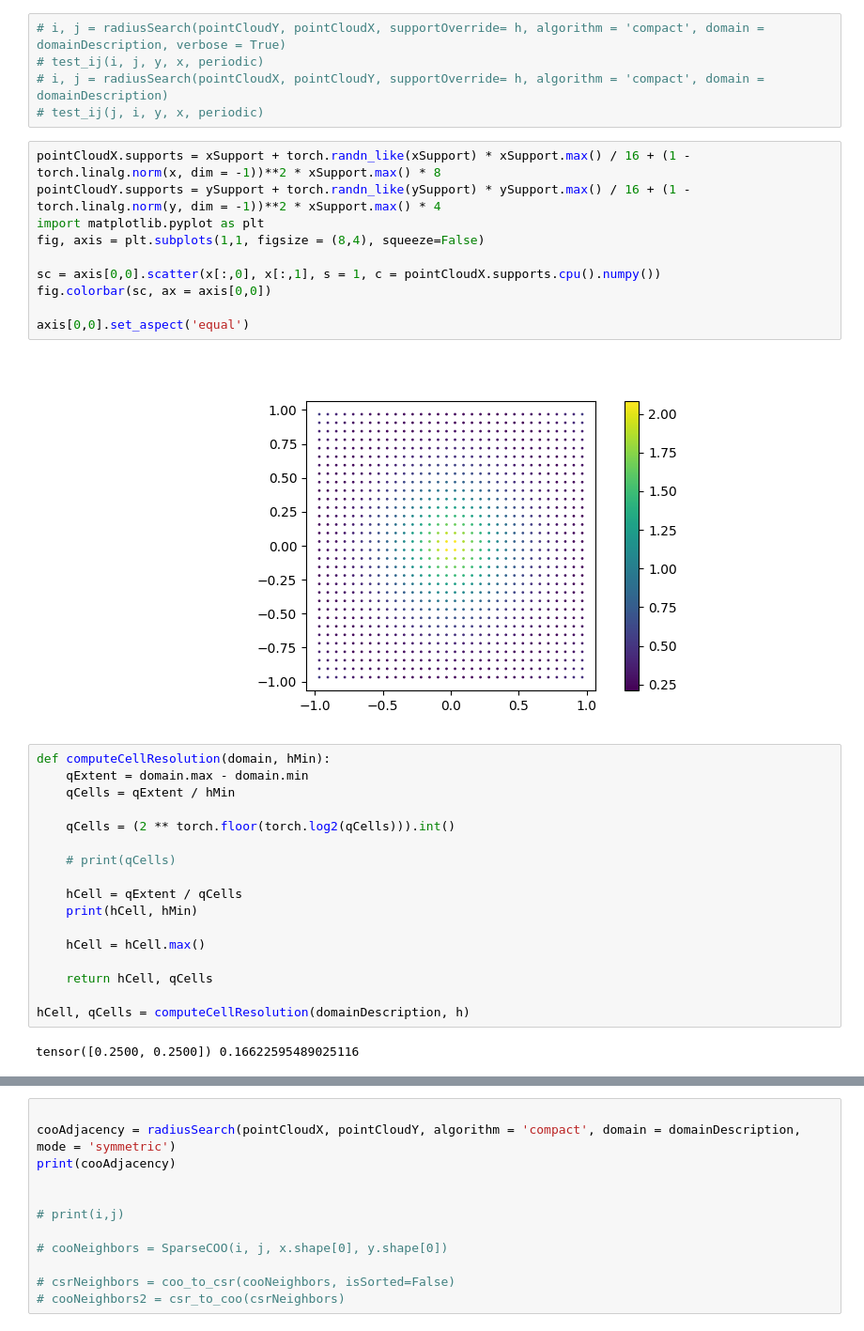
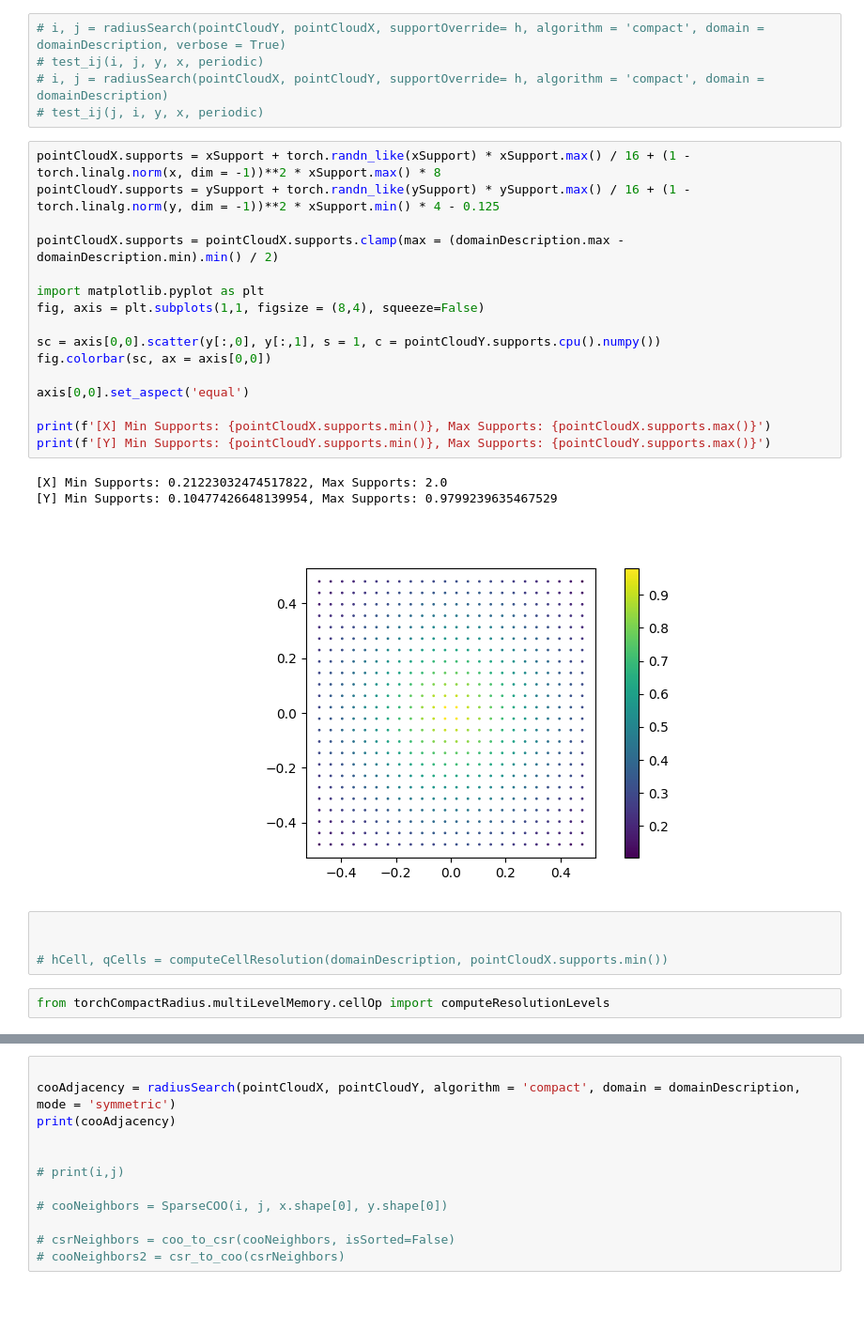
Before and after one commit to wi-re/torchCompactRadius, a Jupyter notebook: test.ipynb, the cells around one changed output, grey strips where cells are left out. Shown at 94% size. Saved outputs shown, nothing was run; the diff lists cells and outputs as text; blank space fills up the shorter version.

```diff
--- a/test.ipynb
+++ b/test.ipynb
@@ -142,35 +142,30 @@ pointCloudY = PointCloud(y, ySupport)
 # test_ij(j, i, y, x, periodic)
 # %%
 pointCloudX.supports = xSupport + torch.randn_like(xSupport) * xSupport.max() / 16 + (1 - torch.linalg.norm(x, dim = -1))**2 * xSupport.max() * 8
-pointCloudY.supports = ySupport + torch.randn_like(ySupport) * ySupport.max() / 16 + (1 - torch.linalg.norm(y, dim = -1))**2 * xSupport.max() * 4
+pointCloudY.supports = ySupport + torch.randn_like(ySupport) * ySupport.max() / 16 + (1 - torch.linalg.norm(y, dim = -1))**2 * xSupport.min() * 4 - 0.125
+
+pointCloudX.supports = pointCloudX.supports.clamp(max = (domainDescription.max - domainDescription.min).min() / 2)
+
 import matplotlib.pyplot as plt
 fig, axis = plt.subplots(1,1, figsize = (8,4), squeeze=False)
 
-sc = axis[0,0].scatter(x[:,0], x[:,1], s = 1, c = pointCloudX.supports.cpu().numpy())
+sc = axis[0,0].scatter(y[:,0], y[:,1], s = 1, c = pointCloudY.supports.cpu().numpy())
 fig.colorbar(sc, ax = axis[0,0])
 
 axis[0,0].set_aspect('equal')
+
+print(f'[X] Min Supports: {pointCloudX.supports.min()}, Max Supports: {pointCloudX.supports.max()}')
+print(f'[Y] Min Supports: {pointCloudY.supports.min()}, Max Supports: {pointCloudY.supports.max()}')
 # %% [output]
+[X] Min Supports: 0.21223032474517822, Max Supports: 2.0
+[Y] Min Supports: 0.10477426648139954, Max Supports: 0.9799239635467529
-[figure, old version]
+[figure, new version]
-# %%
-def computeCellResolution(domain, hMin):
-    qExtent = domain.max - domain.min
-    qCells = qExtent / hMin
-
-    qCells = (2 ** torch.floor(torch.log2(qCells))).int()
-
-    # print(qCells)
-
-    hCell = qExtent / qCells
-    print(hCell, hMin)
-
-    hCell = hCell.max()
-
-    return hCell, qCells
-
-hCell, qCells = computeCellResolution(domainDescription, h)
-# %% [output]
-tensor([0.2500, 0.2500]) 0.16622595489025116
+# %%
+
+
+# hCell, qCells = computeCellResolution(domainDescription, pointCloudX.supports.min())
+# %%
+from torchCompactRadius.multiLevelMemory.cellOp import computeResolutionLevels
 # %%
 hMin = pointCloudX.supports.min().cpu().item()
 hMax = pointCloudX.supports.max().cpu().item()
```
Also changed, not shown: parts of 26 cells of this notebook, 19 other files.
